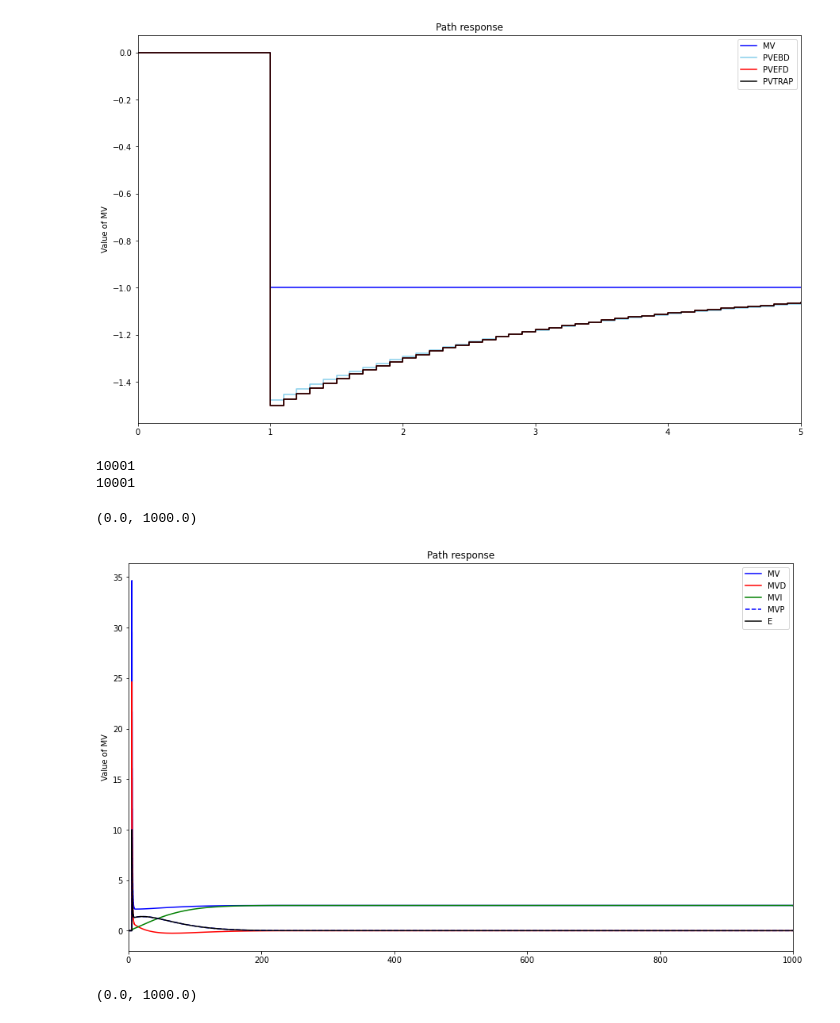
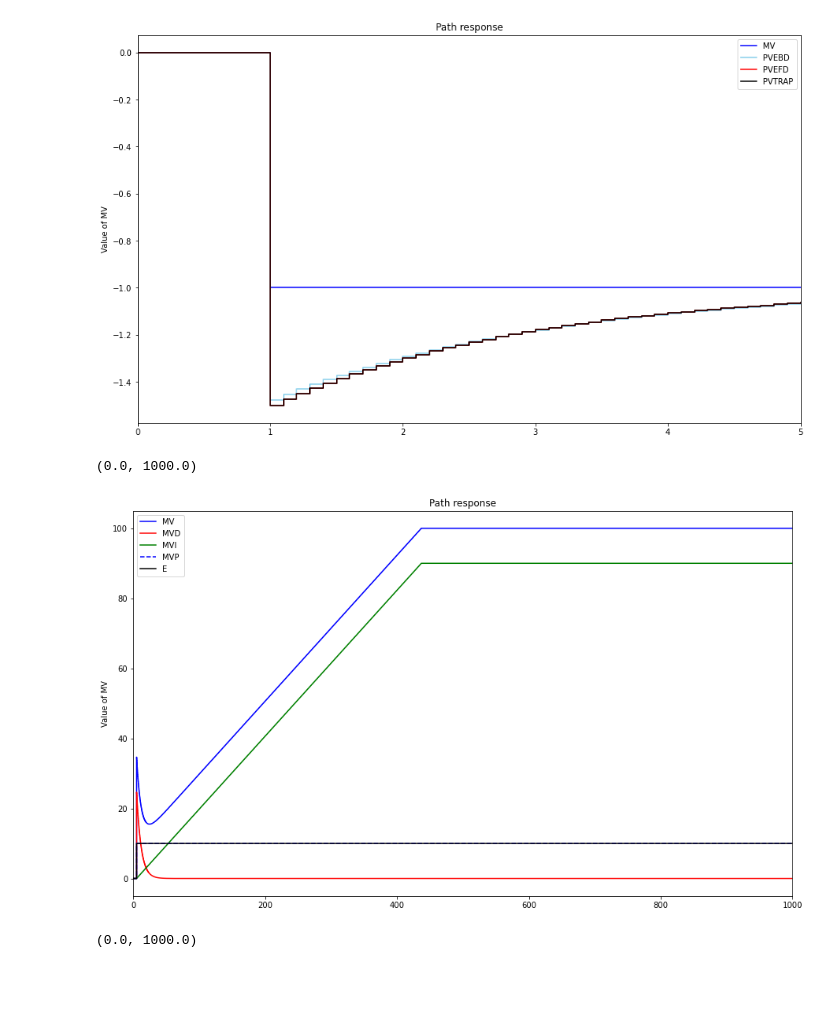
Before and after one commit to olingo99/Control_Theory_Application, a Jupyter notebook: package_Engels_Theo_Losseau_Baudouin.ipynb, the cells around one changed output. Drawn from its saved outputs; the diff is of its cells as text; code cells hidden in the pictures; blank space fills up the shorter version.

```diff
--- a/package_Engels_Theo_Losseau_Baudouin.ipynb
+++ b/package_Engels_Theo_Losseau_Baudouin.ipynb
@@ -175,40 +175,36 @@ MV = []
 PV = []
 SP = []
 MVP = []
 MVI = []
 MVD = []
 E = []
 Et = []
 
 
 for i in range(0,N):
     t.append(i*Ts)
     SelectPath_RT(SPPath,t,SP)
     #SelectPath_RT(PVPath,t,PV)
-    FO_RT(MV,4,10,Ts,PV)
+    #FO_RT(MV,1,10,Ts,PV)
     PID_RT(SP,PV,[0],[0],[0],Kc,Ti,Td,Ts,satMin,satMax,MV,MVP,MVI,MVD,E)
 
-print(len(MV))
-print(len(t))
 
 plt.figure(figsize = (15,9))
 
 plt.step(t,MV,'b',label='MV',where='post')
 #plt.step(t,PV,'skyblue',label='PV',where='post')
 plt.step(t,MVD,'red',label='MVD',where='post')
 plt.step(t,MVI,'green',label='MVI',where='post')
 plt.step(t,MVP,'b--',label='MVP',where='post')
 plt.step(t,E,'black',label='E',where='post')
 #plt.step(t,PV,'orange',label='PV',where='post')
 plt.ylabel('Value of MV')
 plt.legend(loc='best')
 plt.title('Path response')
 plt.xlim([0, TSim])
 # %% [output]
-10001
-10001
+(0.0, 1000.0)
-(0.0, 1000.0)
-[figure, old version]
+[figure, new version]
 # %%
 TSim = 1000
 Ts = 0.1
```
Also changed, not shown: parts of 2 cells of this notebook, 2 other files.
